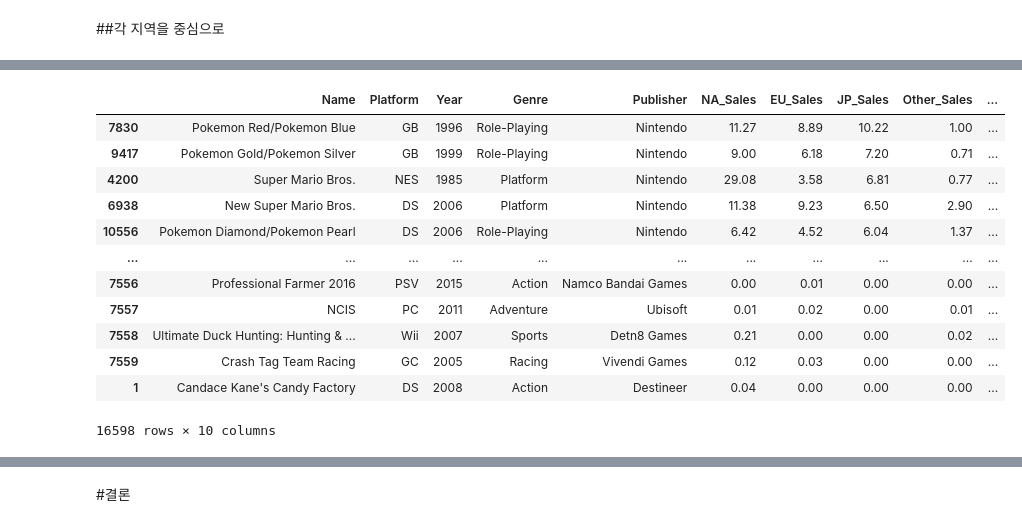
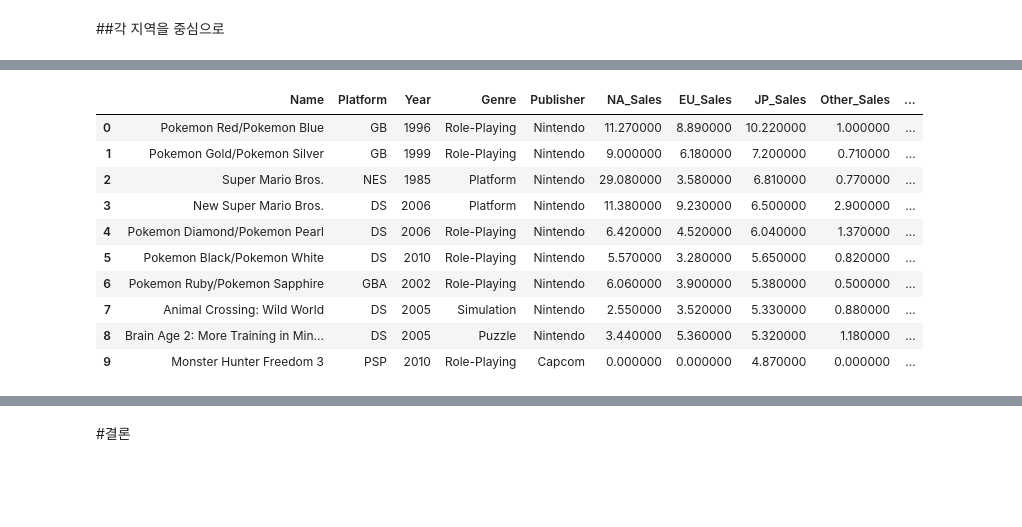
Before and after one commit to poandpo/project-, a Jupyter notebook: project1.ipynb, the cells around one changed output, grey strips where cells are left out. Cells and saved outputs as stored; diff of their text form; code cells hidden in the pictures; blank space fills up the shorter version.

```diff
--- a/project1.ipynb
+++ b/project1.ipynb
@@ -740,3 +757,7 @@ plt.show()
 [figure]
 # %% [markdown]
 ##각 지역을 중심으로
+# %%
+import seaborn as sns
+
+cm = sns.light_palette("green", as_cmap=True)
@@ -743,18 +794,16 @@ plt.show()
 # %%
-df_j=df.sort_values(by=['JP_Sales'],ascending = False)
-#df_j=df_.style(lambda i: 'background-color: red' )
-df_j
+df_j=df.sort_values(by=['JP_Sales'],ascending = False).head(10).reset_index(drop=True)
+
+df_j.style.background_gradient(cmap=cm,subset=['JP_Sales'])
 # %% [output]
 |  | Name | Platform | Year | Genre | Publisher | NA_Sales | EU_Sales | JP_Sales | Other_Sales | ... |
-| 7830 | Pokemon Red/Pokemon Blue | GB | 1996 | Role-Playing | Nintendo | 11.27 | 8.89 | 10.22 | 1.00 | ... |
-| 9417 | Pokemon Gold/Pokemon Silver | GB | 1999 | Role-Playing | Nintendo | 9.00 | 6.18 | 7.20 | 0.71 | ... |
-| 4200 | Super Mario Bros. | NES | 1985 | Platform | Nintendo | 29.08 | 3.58 | 6.81 | 0.77 | ... |
-| 6938 | New Super Mario Bros. | DS | 2006 | Platform | Nintendo | 11.38 | 9.23 | 6.50 | 2.90 | ... |
-| 10556 | Pokemon Diamond/Pokemon Pearl | DS | 2006 | Role-Playing | Nintendo | 6.42 | 4.52 | 6.04 | 1.37 | ... |
-| ... | ... | ... | ... | ... | ... | ... | ... | ... | ... | ... |
-| 7556 | Professional Farmer 2016 | PSV | 2015 | Action | Namco Bandai Games | 0.00 | 0.01 | 0.00 | 0.00 | ... |
-| 7557 | NCIS | PC | 2011 | Adventure | Ubisoft | 0.01 | 0.02 | 0.00 | 0.01 | ... |
-| 7558 | Ultimate Duck Hunting: Hunting & ... | Wii | 2007 | Sports | Detn8 Games | 0.21 | 0.00 | 0.00 | 0.02 | ... |
-| 7559 | Crash Tag Team Racing | GC | 2005 | Racing | Vivendi Games | 0.12 | 0.03 | 0.00 | 0.00 | ... |
-| 1 | Candace Kane's Candy Factory | DS | 2008 | Action | Destineer | 0.04 | 0.00 | 0.00 | 0.00 | ... |
+| 0 | Pokemon Red/Pokemon Blue | GB | 1996 | Role-Playing | Nintendo | 11.270000 | 8.890000 | 10.220000 | 1.000000 | ... |
+| 1 | Pokemon Gold/Pokemon Silver | GB | 1999 | Role-Playing | Nintendo | 9.000000 | 6.180000 | 7.200000 | 0.710000 | ... |
+| 2 | Super Mario Bros. | NES | 1985 | Platform | Nintendo | 29.080000 | 3.580000 | 6.810000 | 0.770000 | ... |
+| 3 | New Super Mario Bros. | DS | 2006 | Platform | Nintendo | 11.380000 | 9.230000 | 6.500000 | 2.900000 | ... |
+| 4 | Pokemon Diamond/Pokemon Pearl | DS | 2006 | Role-Playing | Nintendo | 6.420000 | 4.520000 | 6.040000 | 1.370000 | ... |
+| 5 | Pokemon Black/Pokemon White | DS | 2010 | Role-Playing | Nintendo | 5.570000 | 3.280000 | 5.650000 | 0.820000 | ... |
+| 6 | Pokemon Ruby/Pokemon Sapphire | GBA | 2002 | Role-Playing | Nintendo | 6.060000 | 3.900000 | 5.380000 | 0.500000 | ... |
+| 7 | Animal Crossing: Wild World | DS | 2005 | Simulation | Nintendo | 2.550000 | 3.520000 | 5.330000 | 0.880000 | ... |
+| 8 | Brain Age 2: More Training in Min... | DS | 2005 | Puzzle | Nintendo | 3.440000 | 5.360000 | 5.320000 | 1.180000 | ... |
+| 9 | Monster Hunter Freedom 3 | PSP | 2010 | Role-Playing | Capcom | 0.000000 | 0.000000 | 4.870000 | 0.000000 | ... |
-16598 rows × 10 columns
```
Also changed, not shown: parts of 18 cells of this notebook.
